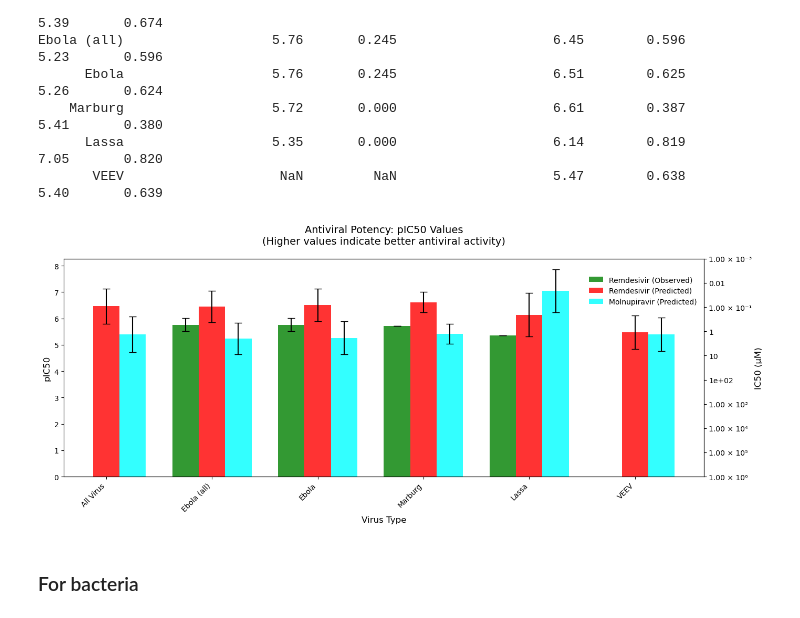
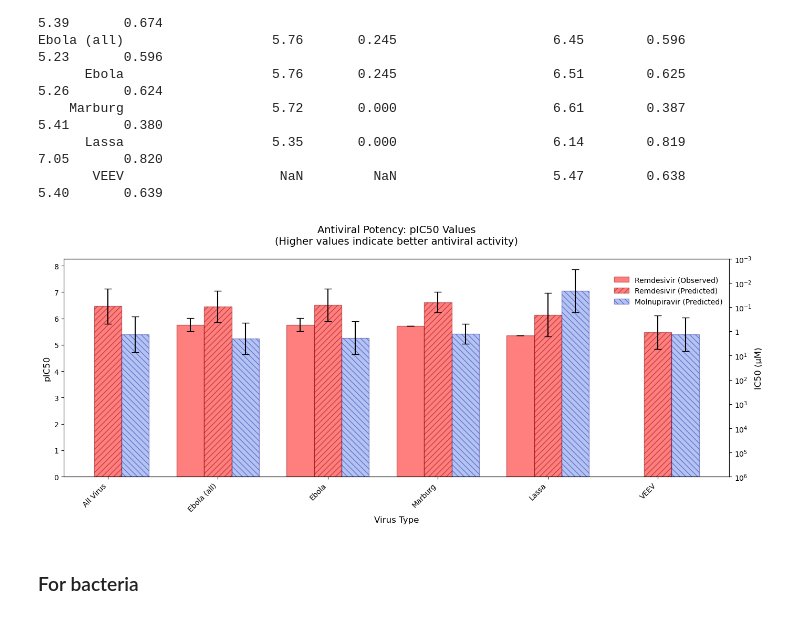
Before and after one commit to soumyadeepghosh35/DTRA_DrugDesign, a Jupyter notebook: DTRA_project_notebooks/Plotting_remove.ipynb, the cells around one changed output. Drawn from its saved outputs; the diff is of its cells as text; code cells hidden in the pictures.

```diff
--- a/DTRA_project_notebooks/Plotting_remove.ipynb
+++ b/DTRA_project_notebooks/Plotting_remove.ipynb
@@ -1057,27 +1057,19 @@ import matplotlib.pyplot as plt
 def pic50_to_ic50(pic50):
     return 10**(-pic50) * 1e6
 
-# Function to format IC50 values in scientific notation with superscripts
 def format_ic50(ic50_value):
     if ic50_value == 0:
-        return '0'
+        return '$0$'
 
-    # Get the exponent
     exponent = int(np.floor(np.log10(abs(ic50_value))))
-    # Get the mantissa
     mantissa = ic50_value / (10 ** exponent)
 
-    # Format based on the value
-    if abs(exponent) <= 2 and mantissa == int(mantissa):
-        # For small exponents, show as regular number
-        return f'{ic50_value:.2g}'
+    if exponent == 0:
+        return f'${mantissa:.2g}$'
+    elif abs(mantissa - 1.0) < 0.01:
+        return f'$10^{{{exponent}}}$'
     else:
-        # Use scientific notation with superscript
-        superscripts = str.maketrans("0123456789-", "⁰¹²³⁴⁵⁶⁷⁸⁹⁻")
-        exp_str = str(exponent).translate(superscripts)
-        return f'{mantissa:.2f} × 10{exp_str}'
-
-
+        return f'${mantissa:.2f} \\times 10^{{{exponent}}}$'
 
 
 # Create figure
@@ -1101,63 +1093,58 @@ mol_err = df_errors.loc[1, viruses].values
 rem_lit_err = np.array([lit_errors.get(v, 0.0) if not np.isnan(rem_lit[i]) else 0.0
                         for i, v in enumerate(viruses)])
 
-# Plot pIC50 values
-# Order: Observed, Predicted Remdesivir, Molnupiravir
+# Remdesivir Observed: solid red, full opacity — real data
 bars1 = ax1.bar(x - width, rem_lit, width, yerr=rem_lit_err,
-                label='Remdesivir (Observed)', alpha=0.8, capsize=5, color='green')
+                label='Remdesivir (Observed)', alpha=0.5, capsize=5,
+                color='red', edgecolor='darkred', linewidth=1.0)
+
+# Remdesivir Predicted: same red but transparent with hatch — prediction
 bars2 = ax1.bar(x, rem_pred, width, yerr=rem_err,
-                label='Remdesivir (Predicted)', alpha=0.8, capsize=5, color='red')
+                label='Remdesivir (Predicted)', alpha=0.5, capsize=5,
+                color='red', edgecolor='darkred', linewidth=1.0,
+                hatch='///')
+
+# Molnupiravir Predicted: blue with hatch — different molecule, prediction only
 bars3 = ax1.bar(x + width, mol_pred, width, yerr=mol_err,
-                label='Molnupiravir (Predicted)', alpha=0.8, capsize=5, color='cyan')
+                label='Molnupiravir (Predicted)', alpha=0.4, capsize=5,
+                color='royalblue', edgecolor='darkblue', linewidth=1.0,
+                hatch='\\\\\\')
 
 ax1.set_xlabel('Virus Type', fontsize=12)
 ax1.set_ylabel('pIC50', fontsize=12)
 ax1.set_title('Antiviral Potency: pIC50 Values\n(Higher values indicate better antiviral activity)',
               fontsize=14, pad=20)
 ax1.set_xticks(x)
 ax1.set_xticklabels(viruses, rotation=45, ha='right')
 ax1.legend(loc='upper right', bbox_to_anchor=(1, 0.95), fontsize=10, frameon=False)
 
 # Define optimal IC50 range for drug candidates (in µM)
-IC50_LOWER_BOUND = 0.01  # Lower IC50 = more potent
-IC50_UPPER_BOUND = 10.0  # Upper IC50 = less potent
+IC50_LOWER_BOUND = 0.01
+IC50_UPPER_BOUND = 10.0
 
-# Convert IC50 bounds to pIC50
 def ic50_to_pic50(ic50):
     return -np.log10(ic50 / 1e6)
 
-pIC50_UPPER_BOUND = ic50_to_pic50(IC50_LOWER_BOUND)  # Inverted: lower IC50 = higher pIC50
+pIC50_UPPER_BOUND = ic50_to_pic50(IC50_LOWER_BOUND)
 pIC50_LOWER_BOUND = ic50_to_pic50(IC50_UPPER_BOUND)
-
-# Add the two horizontal dashed lines
-#ax1.axhline(y=pIC50_LOWER_BOUND, color='b', linestyle='--', linewidth=1, alpha=0.8)
-#ax1.axhline(y=pIC50_UPPER_BOUND, color='b', linestyle='--', linewidth=1, alpha=0.8)
 
 # Add secondary y-axis for IC50 (µM)
 ax2 = ax1.twinx()
-
-# Set the same limits as ax1
 ax2.set_ylim(ax1.get_ylim())
 
-# Get the tick positions from ax1 (pIC50 values)
 pic50_ticks = ax1.get_yticks()
-
-# Convert pIC50 ticks to IC50 values
 ic50_ticks = [pic50_to_ic50(pic50) for pic50 in pic50_ticks]
-
-# Format IC50 labels in scientific notation
 ic50_labels = [format_ic50(ic50) for ic50 in ic50_ticks]
 
-# Set the ticks and labels on ax2
 ax2.set_yticks(pic50_ticks)
 ax2.set_yticklabels(ic50_labels)
 ax2.set_ylabel('IC50 (µM)', fontsize=12)
 
 plt.tight_layout()
 plt.savefig('antiviral_potency_comparison.png', dpi=300, bbox_inches='tight')
 plt.show()
 # %% [output]
-[figure, old version]
+[figure, new version]
 # %% [markdown]
 ### For bacteria
 # %%
```
Also changed, not shown: parts of 1 cell of this notebook, 5 other files.
